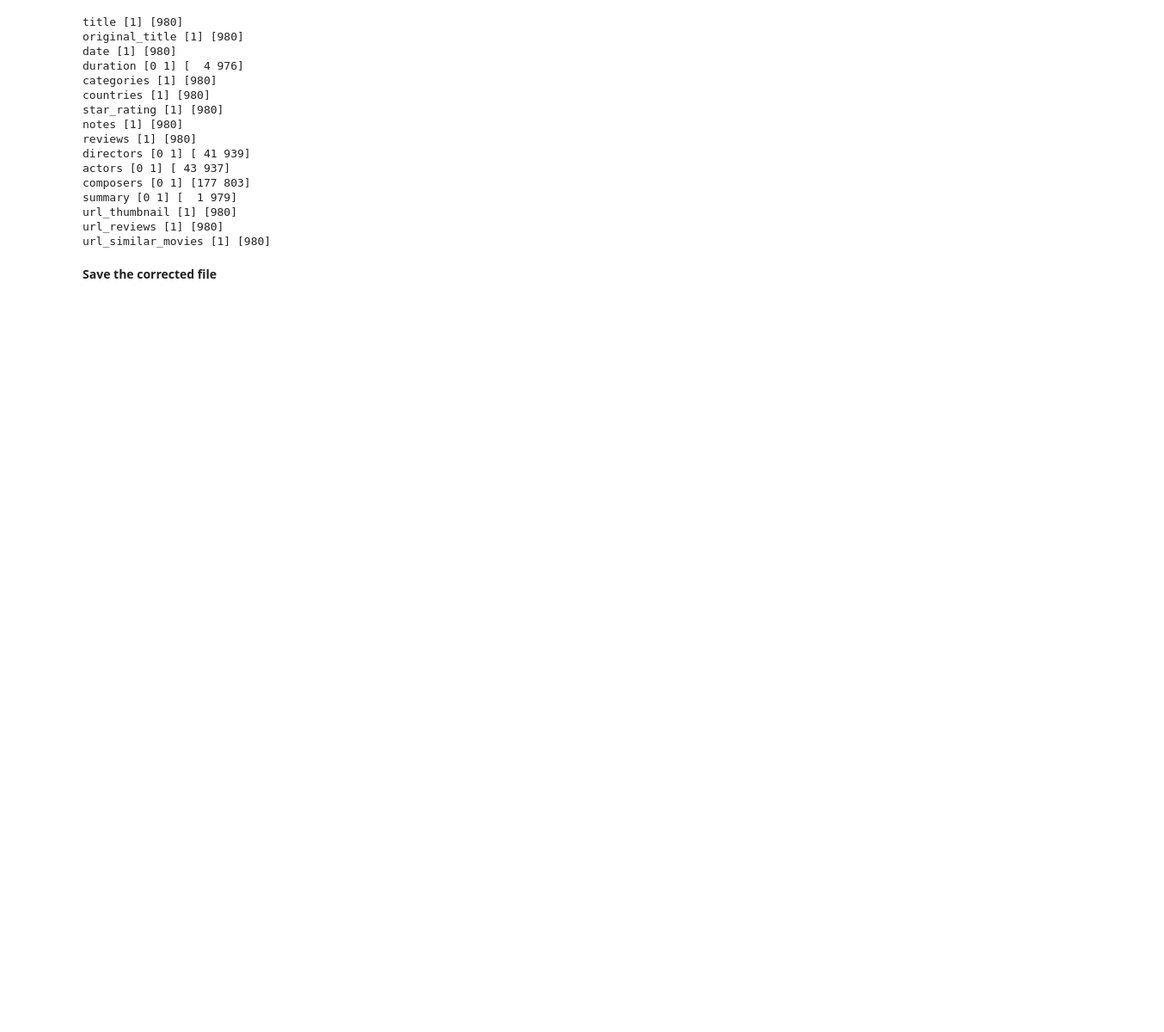
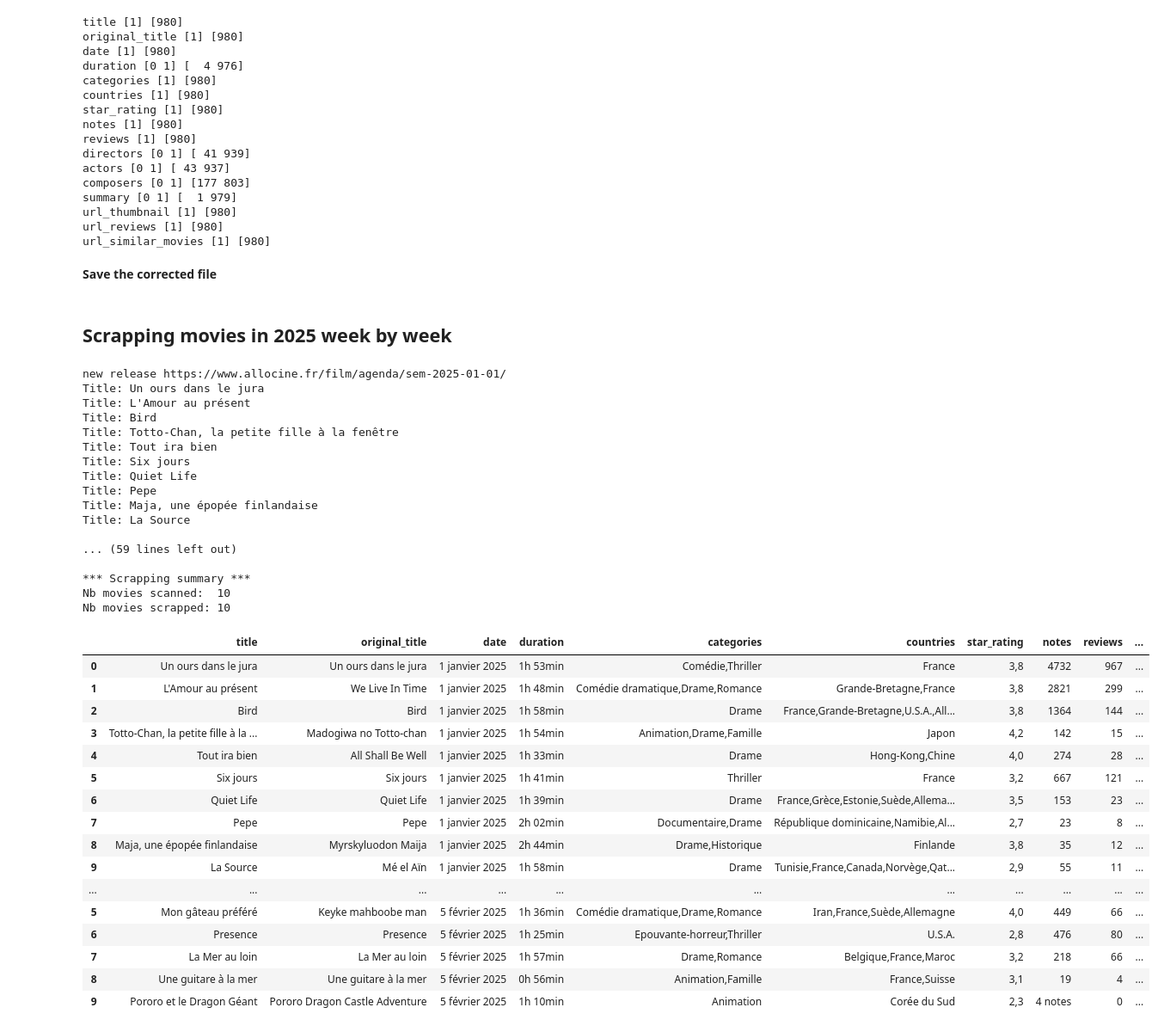
Before and after one commit to Franck-LF/projectBlock1, a Jupyter notebook: webscraping.ipynb, the cells around one changed output. Shown at 86% size. Cells and saved outputs as stored; diff of their text form; code cells hidden in the pictures; blank space fills up the shorter version.

Commit message:
add function to scrap only new release of the week (to automatize the scrapping process)

```diff
--- a/webscraping.ipynb
+++ b/webscraping.ipynb
@@ -954,3 +934,5 @@ url_similar_movies [1] [980]
 **Save the corrected file**
 # %%
 df_.to_csv('csv/movies_year_2003_to_2006_corrected.csv', sep=',', index = False)
+# %% [markdown]
+## **Scrapping movies in 2025 week by week**
@@ -956,0 +947,71 @@ df_.to_csv('csv/movies_year_2003_to_2006_corrected.csv', sep=',', index = False)
+# %%
+import time
+
+months_FR = ['janvier', 'février', 'mars', 'avril', 'mai', 'juin', 'juillet', 'août', 'septembre', 'octobre', 'novembre', 'décembre']
+months_EN = ['january', 'february', 'march', 'april', 'may', 'june', 'july', 'august', 'september', 'october', 'november', 'december']
+
+def convert_months_FR_to_EN(st):
+    ''' Convert french months to english months
+
+        Return: string with a month in english.
+
+        Arg:
+         - st: string with a french date.
+    '''
+    if pd.isna(st): return ''
+    for month_FR, month_EN in zip(months_FR, months_EN):
+        if month_FR in st:
+            return st.replace(month_FR, month_EN)
+    print('ERROR', st)
+    return st
+
+lst_urls = ['https://www.allocine.fr/film/agenda/sem-2025-01-01/',
+            'https://www.allocine.fr/film/agenda/sem-2025-01-08/',
+            'https://www.allocine.fr/film/agenda/sem-2025-01-15/',
+            'https://www.allocine.fr/film/agenda/sem-2025-01-22/',
+            'https://www.allocine.fr/film/agenda/sem-2025-02-05/']
+
+df_movies = pd.DataFrame()
+
+for url in lst_urls:
+    nb_minimum_critics = -1
+    options_scrapping = Options_Scrapping(use_Selenium, driver, nb_minimum_critics, \
+                        nb_consecutives_unpopular_movies_to_break, nb_maximum_movies_per_year, 2025)
+    df_movies = pd.concat([df_movies, scrap_new_release(options_scrapping, url=url)])
+
+df_movies
+# %% [output]
+new release https://www.allocine.fr/film/agenda/sem-2025-01-01/
+Title: Un ours dans le jura
+Title: L'Amour au présent
+Title: Bird
+Title: Totto-Chan, la petite fille à la fenêtre
+Title: Tout ira bien
+Title: Six jours
+Title: Quiet Life
+Title: Pepe
+Title: Maja, une épopée finlandaise
+Title: La Source
+
+... (59 lines left out)
+
+*** Scrapping summary ***
+Nb movies scanned:  10
+Nb movies scrapped: 10
+|  | title | original_title | date | duration | categories | countries | star_rating | notes | reviews | ... |
+| 0 | Un ours dans le jura | Un ours dans le jura | 1 janvier 2025 | 1h 53min | Comédie,Thriller | France | 3,8 | 4732 | 967 | ... |
+| 1 | L'Amour au présent | We Live In Time | 1 janvier 2025 | 1h 48min | Comédie dramatique,Drame,Romance | Grande-Bretagne,France | 3,8 | 2821 | 299 | ... |
+| 2 | Bird | Bird | 1 janvier 2025 | 1h 58min | Drame | France,Grande-Bretagne,U.S.A.,All... | 3,8 | 1364 | 144 | ... |
+| 3 | Totto-Chan, la petite fille à la ... | Madogiwa no Totto-chan | 1 janvier 2025 | 1h 54min | Animation,Drame,Famille | Japon | 4,2 | 142 | 15 | ... |
+| 4 | Tout ira bien | All Shall Be Well | 1 janvier 2025 | 1h 33min | Drame | Hong-Kong,Chine | 4,0 | 274 | 28 | ... |
+| 5 | Six jours | Six jours | 1 janvier 2025 | 1h 41min | Thriller | France | 3,2 | 667 | 121 | ... |
+| 6 | Quiet Life | Quiet Life | 1 janvier 2025 | 1h 39min | Drame | France,Grèce,Estonie,Suède,Allema... | 3,5 | 153 | 23 | ... |
+| 7 | Pepe | Pepe | 1 janvier 2025 | 2h 02min | Documentaire,Drame | République dominicaine,Namibie,Al... | 2,7 | 23 | 8 | ... |
+| 8 | Maja, une épopée finlandaise | Myrskyluodon Maija | 1 janvier 2025 | 2h 44min | Drame,Historique | Finlande | 3,8 | 35 | 12 | ... |
+| 9 | La Source | Mé el Aïn | 1 janvier 2025 | 1h 58min | Drame | Tunisie,France,Canada,Norvège,Qat... | 2,9 | 55 | 11 | ... |
+| ... | ... | ... | ... | ... | ... | ... | ... | ... | ... | ... |
+| 5 | Mon gâteau préféré | Keyke mahboobe man | 5 février 2025 | 1h 36min | Comédie dramatique,Drame,Romance | Iran,France,Suède,Allemagne | 4,0 | 449 | 66 | ... |
+| 6 | Presence | Presence | 5 février 2025 | 1h 25min | Epouvante-horreur,Thriller | U.S.A. | 2,8 | 476 | 80 | ... |
+| 7 | La Mer au loin | La Mer au loin | 5 février 2025 | 1h 57min | Drame,Romance | Belgique,France,Maroc | 3,2 | 218 | 66 | ... |
+| 8 | Une guitare à la mer | Une guitare à la mer | 5 février 2025 | 0h 56min | Animation,Famille | France,Suisse | 3,1 | 19 | 4 | ... |
+| 9 | Pororo et le Dragon Géant | Pororo Dragon Castle Adventure | 5 février 2025 | 1h 10min | Animation | Corée du Sud | 2,3 | 4 notes | 0 | ... |
```
Also changed, not shown: parts of 6 cells of this notebook.
